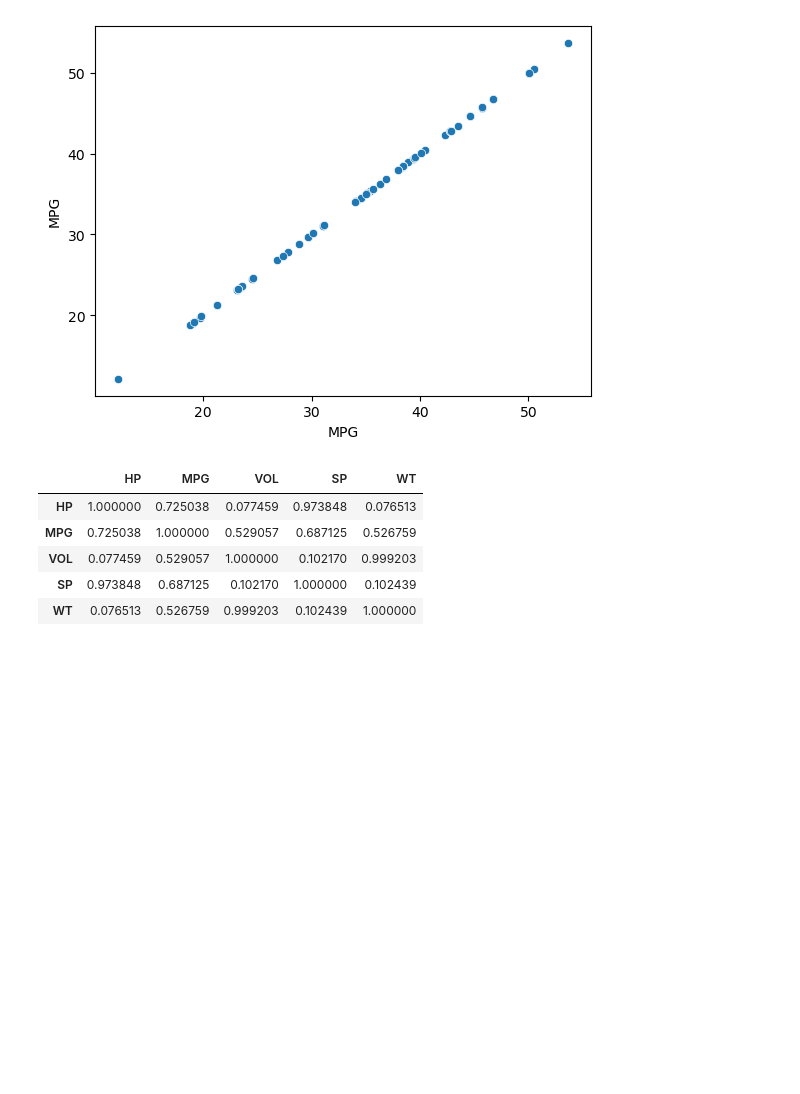
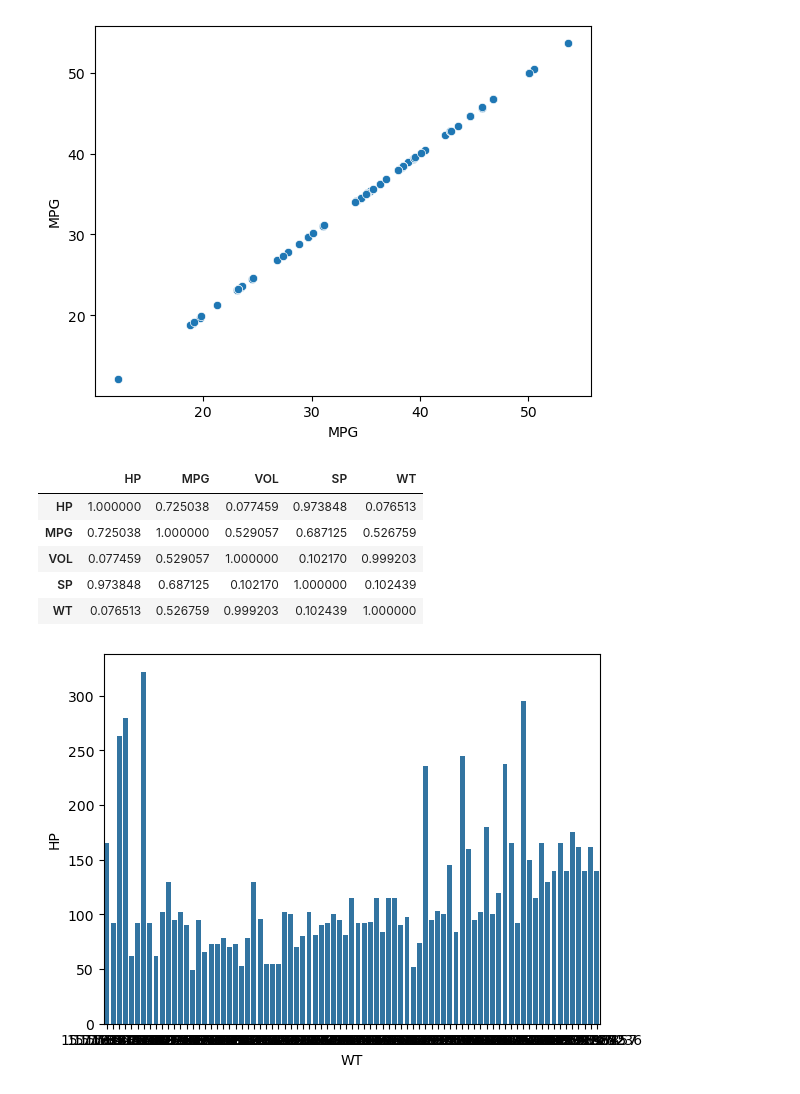
Before and after one commit to laxmipranathi123/python, a Jupyter notebook: predicting for cars data.ipynb, the cells around one changed output. Cells and saved outputs as stored; diff of their text form; code cells hidden in the pictures; blank space fills up the shorter version.

```diff
--- a/predicting for cars data.ipynb
+++ b/predicting for cars data.ipynb
@@ -186,4 +186,7 @@ abs(data.corr())
 | SP | 0.973848 | 0.687125 | 0.102170 | 1.000000 | 0.102439 |
 | WT | 0.076513 | 0.526759 | 0.999203 | 0.102439 | 1.000000 |
 # %%
-sns.heatmap(data.
+sns.barplot(x=data['WT'],y=data['HP'])
+plt.show()
+# %% [output]
+[figure, added]
```
Also changed, not shown: parts of 16 cells of this notebook.
